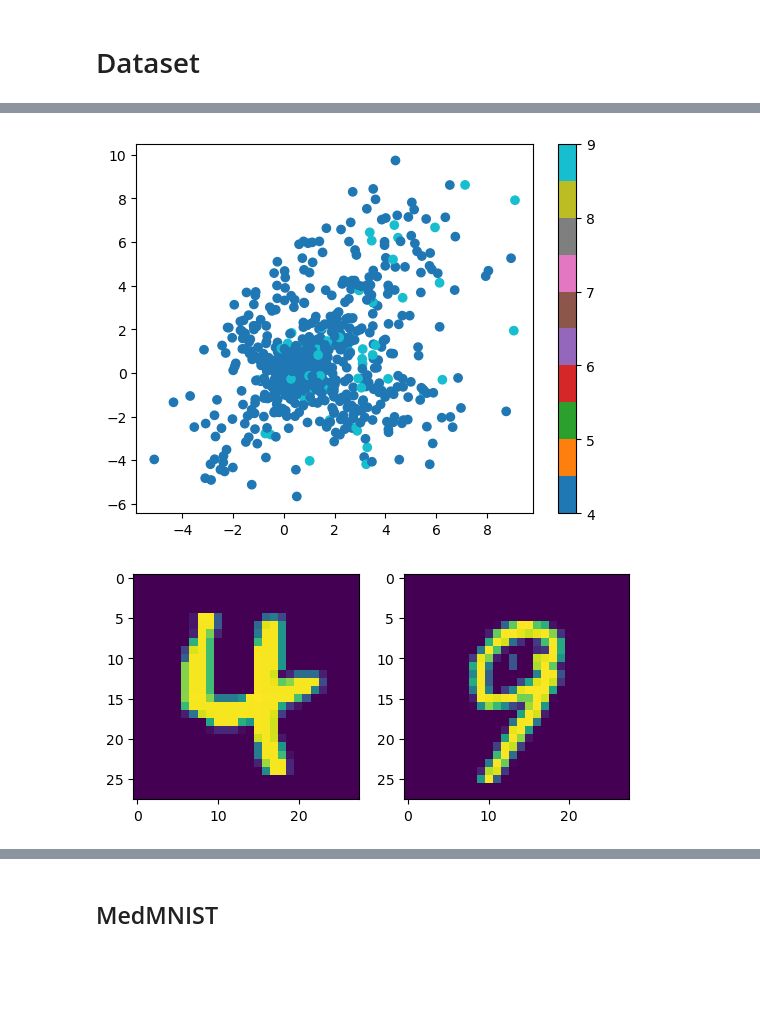
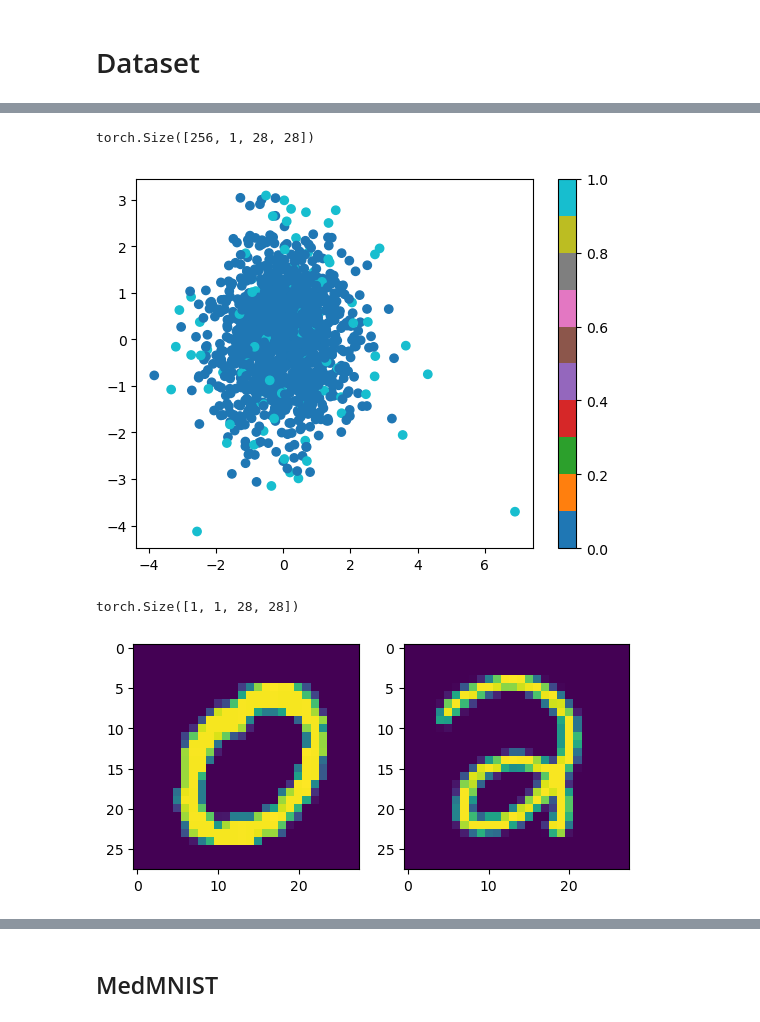
Before and after one commit to SolidusAbi/AnomalyDetection, a Jupyter notebook: notebooks/vae.ipynb, the cells around one changed output, grey strips where cells are left out. Drawn from its saved outputs; the diff is of its cells as text; code cells hidden in the pictures; blank space fills up the shorter version.

```diff
--- a/notebooks/vae.ipynb
+++ b/notebooks/vae.ipynb
@@ -24,5 +24,10 @@ normal_idx = torch.where((dataset_full.targets == 4))[0]
 anomaly_idx = torch.where((dataset_full.targets == 9))[0]
 idx = torch.cat([normal_idx, anomaly_idx[:512]])
 
+# change labels to 0 and 1, the rest to -1
+dataset_full.targets = torch.ones_like(dataset_full.targets) * -1
+dataset_full.targets[normal_idx] = 0
+dataset_full.targets[anomaly_idx] = 1
+
 x_train_set = Subset(dataset_full, idx)
 train_loader =  DataLoader(x_train_set, 256, shuffle=True)
@@ -117,6 +207,11 @@ class VAE(nn.Module):
 model = VAE(28, 2)
 from torch.nn.functional import mse_loss
 sgvbl = SGVBL(model, len(x_train_set), loss=mse_loss)
+# %%
+x, _ = next(iter(train_loader))
+x.shape
+# %% [output]
+torch.Size([256, 1, 28, 28])
 # %%
 device = torch.device('cuda' if torch.cuda.is_available() else 'cpu')
 model.to(device)
@@ -147,22 +260,26 @@ def plot_latent(autoencoder, data, num_batches=100):
 # %%
 model.eval()
 # model.train()
-plot_latent(model, train_loader, num_batches=1)
+plot_latent(model, train_loader, num_batches=3)
 # %% [output]
-[figure, old version]
+[figure, new version]
 # %%
 x, y = next(iter(train_loader))
-x_0 = x[torch.argwhere(y==4).squeeze()[0]].unsqueeze(0)
-x_1 = x[torch.argwhere(y==9).squeeze()[0]].unsqueeze(0)
+x_0 = x[torch.argwhere(y==0).squeeze()[0]].unsqueeze(0)
+x_1 = x[torch.argwhere(y==1).squeeze()[0]].unsqueeze(0)
+
+print(x_0.shape)
 
 plt.subplot(1,2,1)
 plt.imshow(x_0[0,0])
 plt.subplot(1,2,2)
 plt.imshow(x_1[0,0])
-model.train()
+# model.train()
+model.eval()
 z_0, z_1 = [], []
 for i in range(100):
     z_0.append(model.botleneck(model.encoder(x_0.to(device))).detach().cpu())
     z_1.append(model.botleneck(model.encoder(x_1.to(device))).detach().cpu())
 # %% [output]
+torch.Size([1, 1, 28, 28])
-[figure, old version]
+[figure, new version]
```
Also changed, not shown: parts of 27 cells of this notebook.
